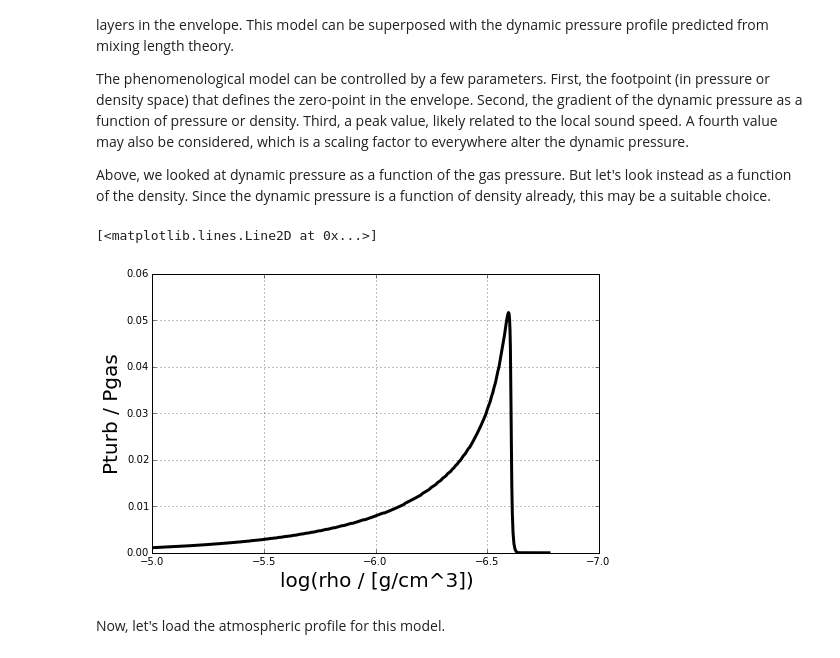
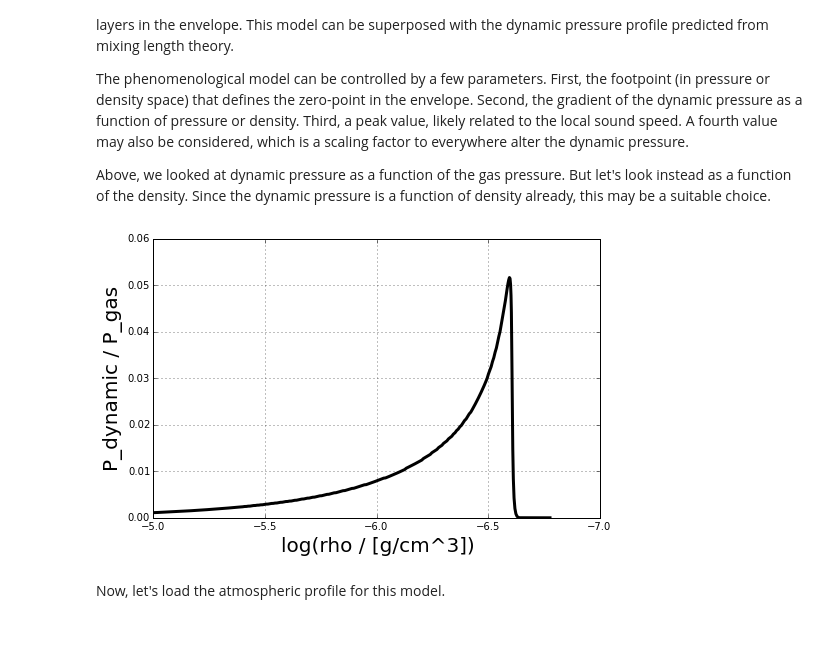
Before and after one commit to gfeiden/Notebook, a Jupyter notebook: Projects/dynam_pressure/mlt_velocity_profile.ipynb, the cells around one changed output. Drawn from its saved outputs; the diff is of its cells as text; code cells hidden in the pictures.

Commit message:
Dynamic pressure updates

```diff
--- a/Projects/dynam_pressure/mlt_velocity_profile.ipynb
+++ b/Projects/dynam_pressure/mlt_velocity_profile.ipynb
@@ -53,16 +53,16 @@ Above, we looked at dynamic pressure as a function of the gas pressure. But let'
 # %%
 fig, ax = plt.subplots(1, 1, figsize=(8., 5.))
 
 ax.set_xlabel('log(rho / [g/cm^3])', size=20.)
-ax.set_ylabel('Pturb / Pgas', size=20.)
+ax.set_ylabel('P_dynamic / P_gas', size=20.)
 ax.set_xlim(-5.0, -7.0)
 
 ax.grid()
 
 ax.plot(env[:, 5], (10**env[:, 5]*env[:, 14]**2/3.0)/10**env[:, 1], '-', lw=3, c='black')
+fig.savefig('Pdyn_rho.pdf')
 # %% [output]
-[<matplotlib.lines.Line2D at 0x...>]
-[figure, old version]
+[figure, new version]
 # %% [markdown]
 Now, let's load the atmospheric profile for this model.
 # %%
```
Also changed, not shown: parts of 1 cell of this notebook, 1 other file.
